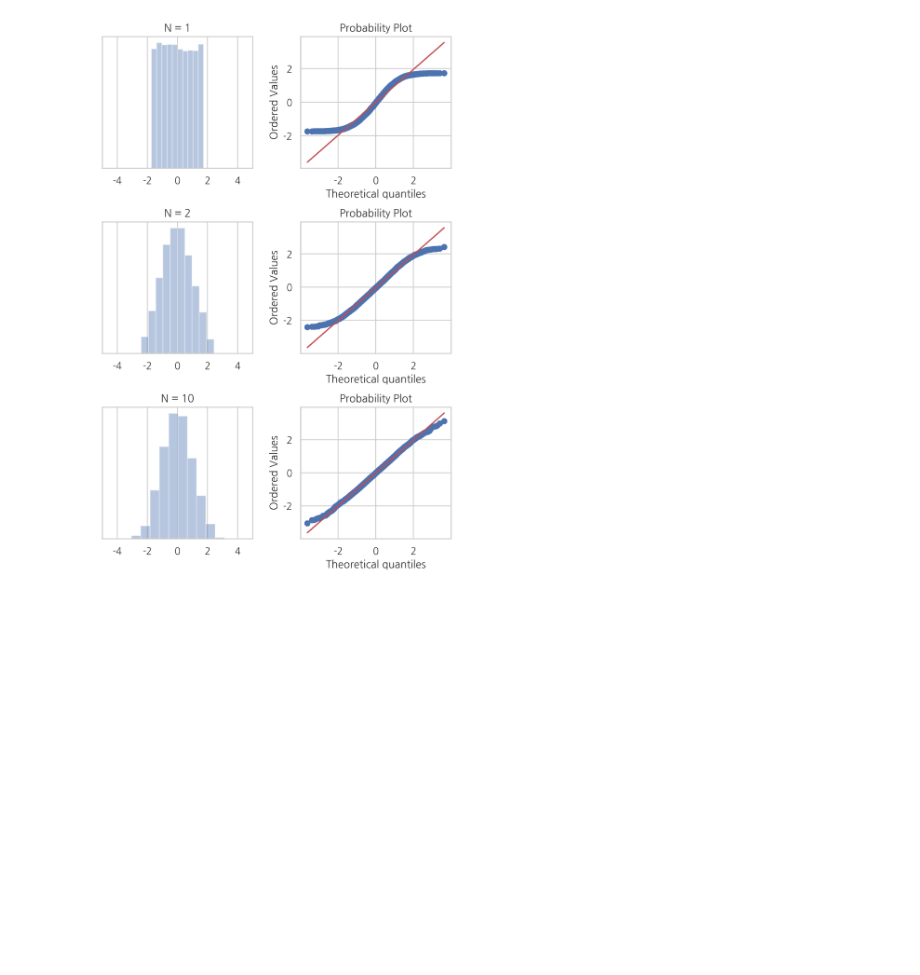
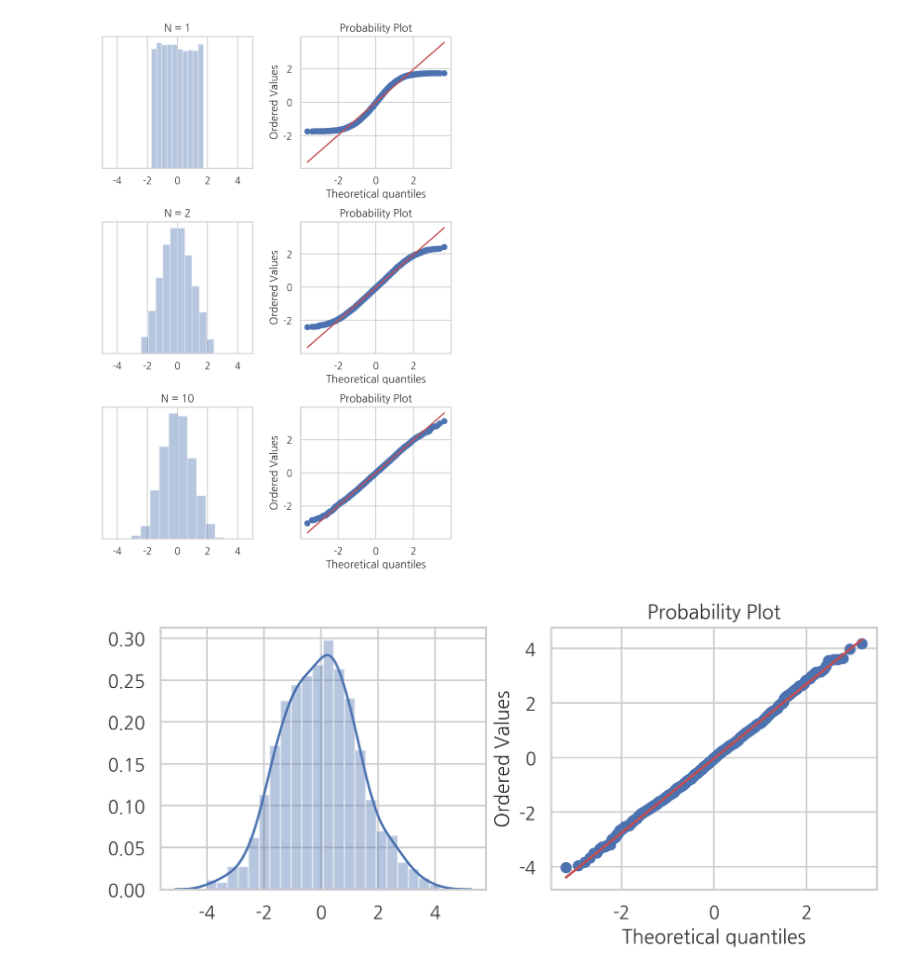
Before and after one commit to tjwodud04/Books-and-other-stuffs, a Jupyter notebook: Programming Language/Python/Books&Following/김도형의 데이터 사이언스 스쿨 수학편/8.4 정규분포와 중심극한정리.ipynb, the cells around one changed output. Drawn from its saved outputs; the diff is of its cells as text; code cells hidden in the pictures; blank space fills up the shorter version.

```diff
--- a/Programming Language/Python/Books&Following/김도형의 데이터 사이언스 스쿨 수학편/8.4 정규분포와 중심극한정리.ipynb
+++ b/Programming Language/Python/Books&Following/김도형의 데이터 사이언스 스쿨 수학편/8.4 정규분포와 중심극한정리.ipynb
@@ -164,3 +164,19 @@ plt.tight_layout()
 plt.show()
 # %% [output]
 [figure]
+# %%
+N = 2
+M = 1000
+
+np.random.seed(0)
+x = np.random.normal(size=(N, M))
+s = x.sum(axis=0)
+
+plt.figure(figsize=(8, 3))
+plt.subplot(121)
+sns.distplot(s)
+plt.subplot(122)
+sp.stats.probplot(s, plot=plt)
+plt.show()
+# %% [output]
+[figure, added]
```
Also changed, not shown: parts of 1 cell of this notebook.
